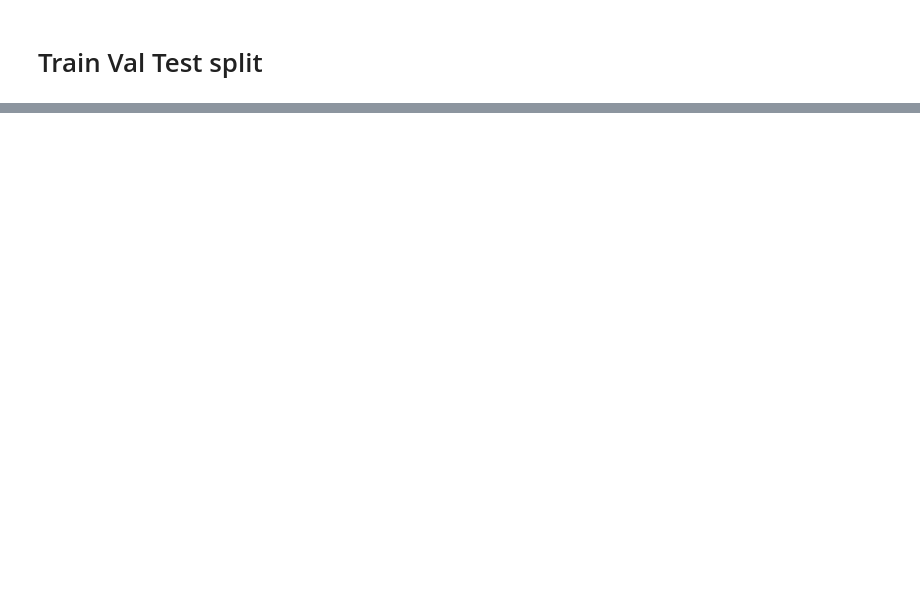
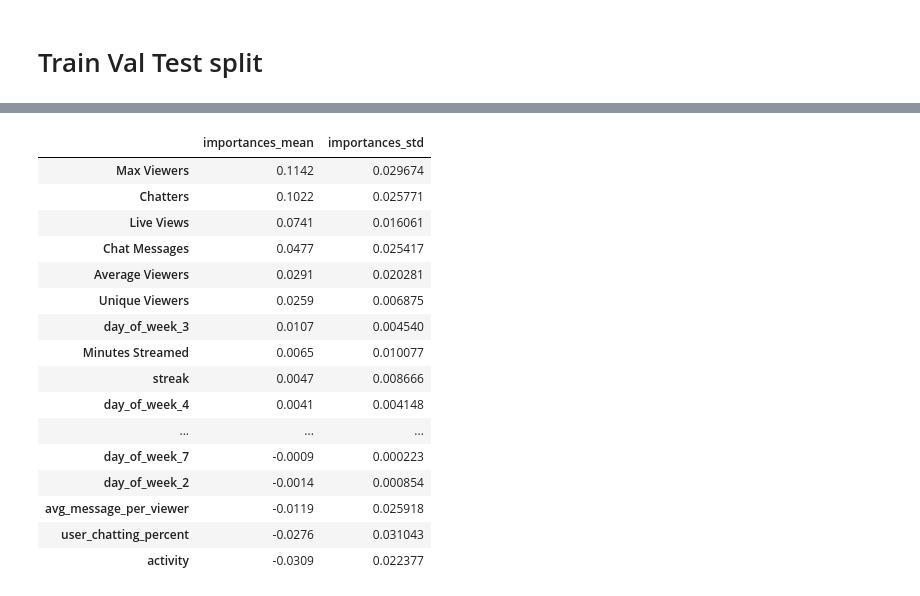
Before and after one commit to ilEnzio/DS-Unit-2-Applied-Modeling, a Jupyter notebook: module3-permutation-boosting/ERLE_GRANGERII_DS18_LS_DS_233_assignment-Copy1.ipynb, the cells around one changed output, grey strips where cells are left out. Saved outputs shown, nothing was run; the diff lists cells and outputs as text; code cells hidden in the pictures; blank space fills up the shorter version.

```diff
--- a/module3-permutation-boosting/ERLE_GRANGERII_DS18_LS_DS_233_assignment-Copy1.ipynb
+++ b/module3-permutation-boosting/ERLE_GRANGERII_DS18_LS_DS_233_assignment-Copy1.ipynb
@@ -260,0 +662,6 @@ X_matrix.info()
+# %%
+rf_boost_model2 = make_pipeline(
+    GradientBoostingRegressor(random_state=42)
+)
+
+rf_boost_model2.fit(X_train, y_train)
@@ -260,0 +693,2 @@ X_matrix.info()
+# %%
+pi = permutation_importance(rf_boost_model2, X_val, y_val)
@@ -260,0 +719,24 @@ X_matrix.info()
+# %%
+pi_df = pd.DataFrame({"importances_mean": np.round(pi["importances_mean"], 4),
+                     "importances_std": pi["importances_std"]},
+                    index=X_val.columns)
+# %%
+pi_df.sort_values(by="importances_mean", ascending=False)
+# %% [output]
+|  | importances_mean | importances_std |
+| Max Viewers | 0.1142 | 0.029674 |
+| Chatters | 0.1022 | 0.025771 |
+| Live Views | 0.0741 | 0.016061 |
+| Chat Messages | 0.0477 | 0.025417 |
+| Average Viewers | 0.0291 | 0.020281 |
+| Unique Viewers | 0.0259 | 0.006875 |
+| day_of_week_3 | 0.0107 | 0.004540 |
+| Minutes Streamed | 0.0065 | 0.010077 |
+| streak | 0.0047 | 0.008666 |
+| day_of_week_4 | 0.0041 | 0.004148 |
+| ... | ... | ... |
+| day_of_week_7 | -0.0009 | 0.000223 |
+| day_of_week_2 | -0.0014 | 0.000854 |
+| avg_message_per_viewer | -0.0119 | 0.025918 |
+| user_chatting_percent | -0.0276 | 0.031043 |
+| activity | -0.0309 | 0.022377 |
```
Also changed, not shown: parts of 75 cells of this notebook, 3 other files.
